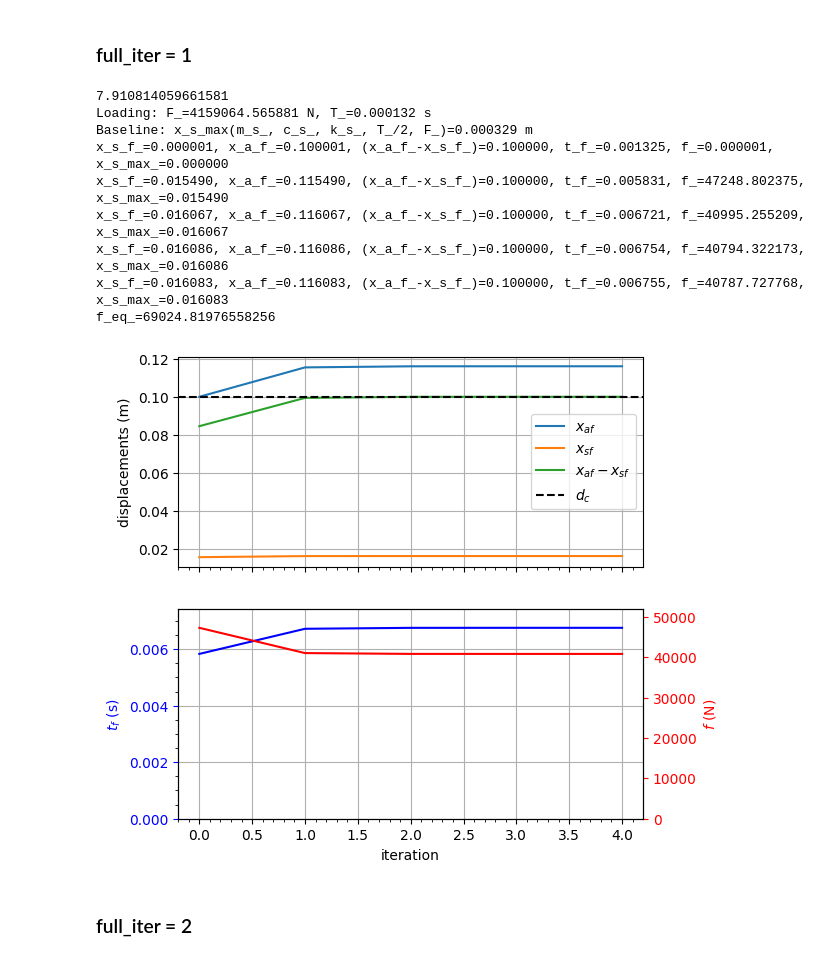
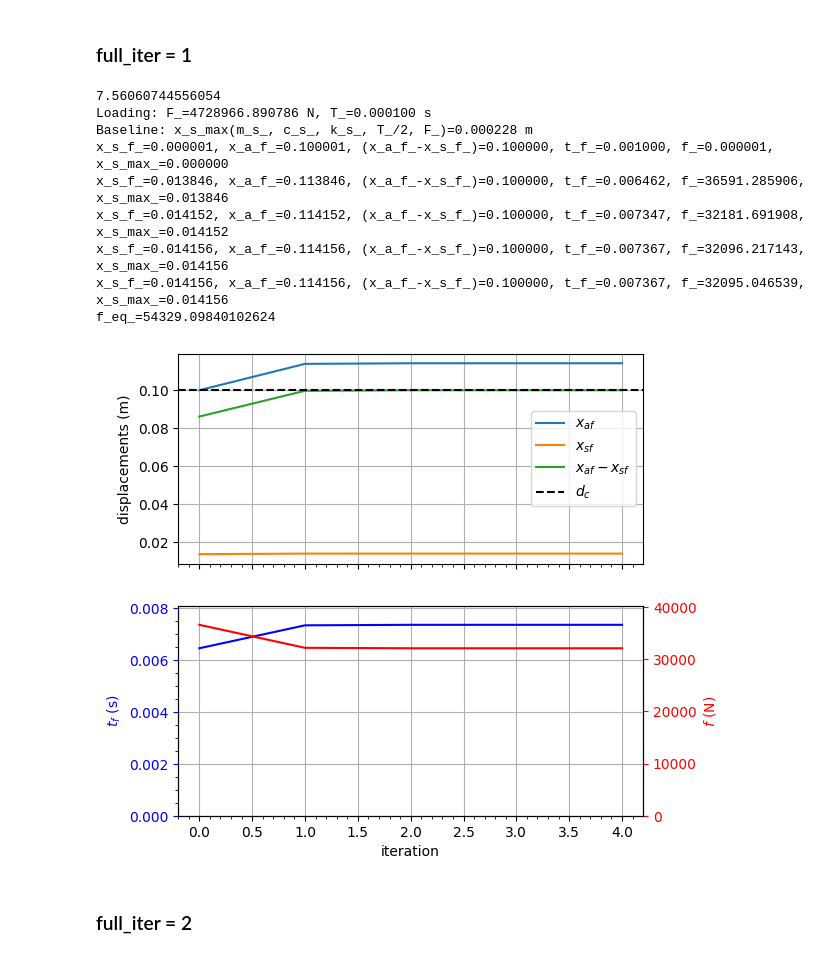
Before and after one commit to carloshernangarrido/optimization_simple_plastic, a Jupyter notebook: analytic.ipynb, the cells around one changed output. Cells and saved outputs as stored; diff of their text form; code cells hidden in the pictures.

```diff
--- a/analytic.ipynb
+++ b/analytic.ipynb
@@ -1021,50 +1206,50 @@ f_eq_=17598.50869974403
 # %%
 n_iter = 5
 
-m_s_ = 25.0430  # kg
-k_s_ = 1057961.3755 # N/m
-c_s_ = 9703.7007  # Ns/m
+m_s_ = 23.9722  # kg
+k_s_ = 1029375.9017 # N/m
+c_s_ = 9813.3127  # Ns/m
 
 
 brick_area = 0.84*0.3
 
-T_ = 0.00013248656583963347  # s
-F_ = 4159064.5658805156  # N
+T_ = 0.0001  # s
+F_ = 4728966.890786231  # N
 
 x_s_max_hf = 0.027915414910998734  # m
 
-m_a_ = 7.910814059661581  # kg
+m_a_ = 7.56060744556054  # kg
 print(m_a_)
 
 d_c_ = 0.10
 
-phi_eq = 1.692256412802042
+phi_eq = 1.6927489056533587
 
 # Assuming the loading is a triangle, duration must be halved because x_s_max assumes a rectangular pulse
 print(f'Loading: {F_=:4f} N, {T_=:4f} s')
 print(f'Baseline: {x_s_max(m_s_, c_s_, k_s_, T_/2, F_)=:4f} m')
 
 # Call iterative optimization
 x_s_f_list, x_a_f_list, t_f_list, f_list, x_s_max_ = iter_opt(n_iter, k_s_, c_s_, m_s_, F_, T_, m_a_, d_c_)
 
 # Convert to equivalent yield force
 f_eq_ = phi_eq * f_list[-1]
 print(f'{f_eq_=}')
 
 full_iters_mean_press_6mm4_12kg6.append(FullIter(k_s_, m_s_, c_s_, brick_area, F_, T_, m_a_, d_c_, x_s_max_hf,
                                      IterOptResults(x_s_f_list, x_a_f_list, t_f_list, f_list, x_s_max_), f_eq_))
 full_iters_mean_press_6mm4_12kg6[-1].iter_opt_results.plot(d_c_)
 # %% [output]
-7.910814059661581
-Loading: F_=4159064.565881 N, T_=0.000132 s
-Baseline: x_s_max(m_s_, c_s_, k_s_, T_/2, F_)=0.000329 m
-x_s_f_=0.000001, x_a_f_=0.100001, (x_a_f_-x_s_f_)=0.100000, t_f_=0.001325, f_=0.000001, x_s_max_=0.000000
-x_s_f_=0.015490, x_a_f_=0.115490, (x_a_f_-x_s_f_)=0.100000, t_f_=0.005831, f_=47248.802375, x_s_max_=0.015490
-x_s_f_=0.016067, x_a_f_=0.116067, (x_a_f_-x_s_f_)=0.100000, t_f_=0.006721, f_=40995.255209, x_s_max_=0.016067
-x_s_f_=0.016086, x_a_f_=0.116086, (x_a_f_-x_s_f_)=0.100000, t_f_=0.006754, f_=40794.322173, x_s_max_=0.016086
-x_s_f_=0.016083, x_a_f_=0.116083, (x_a_f_-x_s_f_)=0.100000, t_f_=0.006755, f_=40787.727768, x_s_max_=0.016083
-f_eq_=69024.81976558256
+7.56060744556054
+Loading: F_=4728966.890786 N, T_=0.000100 s
+Baseline: x_s_max(m_s_, c_s_, k_s_, T_/2, F_)=0.000228 m
+x_s_f_=0.000001, x_a_f_=0.100001, (x_a_f_-x_s_f_)=0.100000, t_f_=0.001000, f_=0.000001, x_s_max_=0.000000
+x_s_f_=0.013846, x_a_f_=0.113846, (x_a_f_-x_s_f_)=0.100000, t_f_=0.006462, f_=36591.285906, x_s_max_=0.013846
+x_s_f_=0.014152, x_a_f_=0.114152, (x_a_f_-x_s_f_)=0.100000, t_f_=0.007347, f_=32181.691908, x_s_max_=0.014152
+x_s_f_=0.014156, x_a_f_=0.114156, (x_a_f_-x_s_f_)=0.100000, t_f_=0.007367, f_=32096.217143, x_s_max_=0.014156
+x_s_f_=0.014156, x_a_f_=0.114156, (x_a_f_-x_s_f_)=0.100000, t_f_=0.007367, f_=32095.046539, x_s_max_=0.014156
+f_eq_=54329.09840102624
-[figure, old version]
+[figure, new version]
 # %% [markdown]
 ### full_iter = 2
 # %%
```
Also changed, not shown: parts of 15 cells of this notebook, 23 other files.
